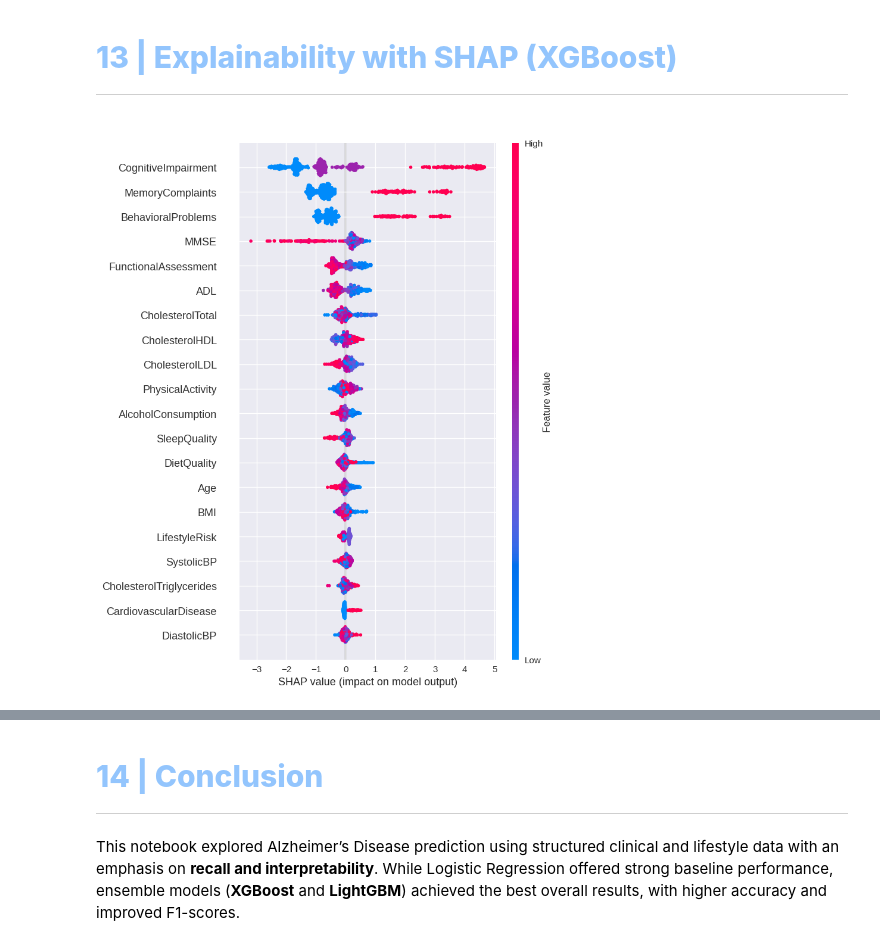
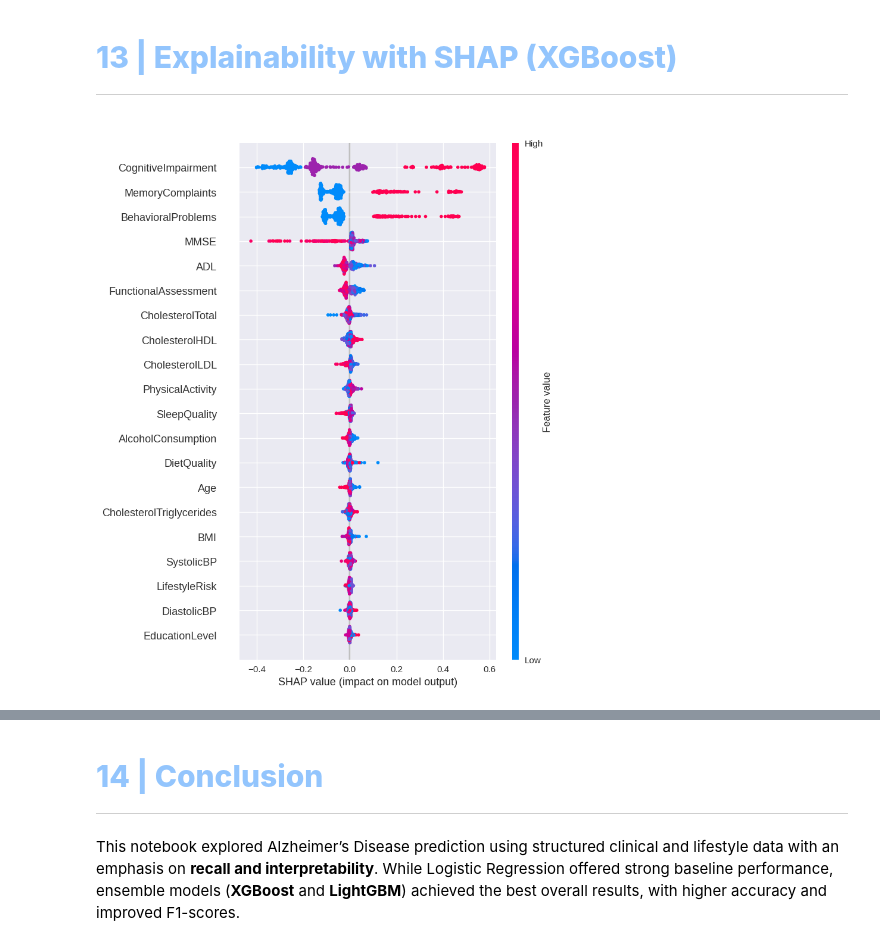
Before and after one commit to AdnanZamanNiloy/ML-DL-Based-Work, a Jupyter notebook: notebookefddc8eef6.ipynb, the cells around one changed output, grey strips where cells are left out. Drawn from its saved outputs; the diff is of its cells as text; code cells hidden in the pictures.

Commit message:
Kaggle Notebook | Alzheimer’s Disease Prediction | ML + SHAP Explain | Version 4

```diff
--- a/notebookefddc8eef6.ipynb
+++ b/notebookefddc8eef6.ipynb
@@ -709,12 +719,23 @@ plt.show()
   ">
 </div>
 # %%
-explainer = shap.TreeExplainer(xgb)
-shap_values = explainer.shap_values(X_test)
+import shap
 
-shap.summary_plot(shap_values, X_test)
+explainer = shap.Explainer(
+    xgb.predict_proba,
+    X_train
+)
+
+shap_values = explainer(X_test)
+
+# For binary classification: explain class 1 (Alzheimer’s risk)
+shap.summary_plot(
+    shap_values[:, :, 1],
+    X_test,
+    feature_names=X_test.columns
+)
 # %% [output]
-[figure, old version]
+[figure, new version]
 # %%
 shap.summary_plot(shap_values, X_test, plot_type="bar")
 # %% [output]
```
Also changed, not shown: parts of 11 cells of this notebook.
